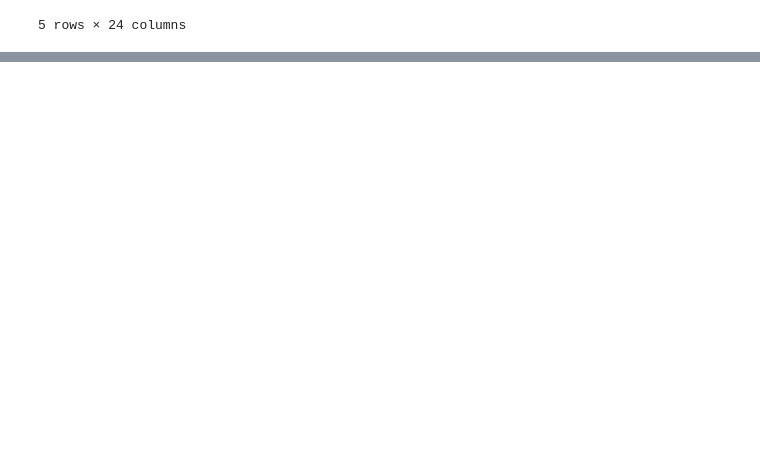
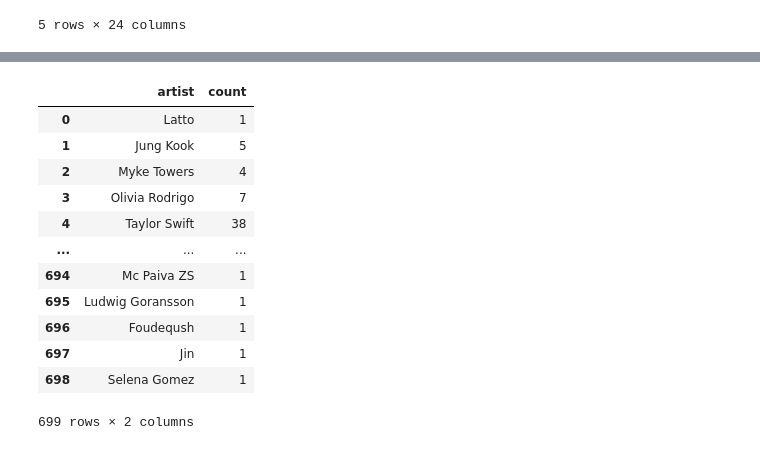
Before and after one commit to vandao288/data-visual-exploration, a Jupyter notebook: dashboard_spotify2023.ipynb, the cells around one changed output, grey strips where cells are left out. Saved outputs shown, nothing was run; the diff lists cells and outputs as text; code cells hidden in the pictures; blank space fills up the shorter version.

```diff
--- a/dashboard_spotify2023.ipynb
+++ b/dashboard_spotify2023.ipynb
@@ -37,0 +65,11 @@ df.head()
+# %%
+# check the list of artist names and their frequency in this top streamed dataset
+artists = {}
+for i in range(len(df)):
+    names = df.iloc[i]['artists_lst']
+    for name in names:
+        if name in artists:
+            artists[name] += 1
+        else:
+            artists[name] = 1
+print(artists)
@@ -37,0 +78,3 @@ df.head()
+# %%
+num_artists = len(artists.keys())
+num_artists
@@ -37,0 +104,17 @@ df.head()
+# %%
+artists_df = pd.DataFrame(list(artists.items()), index=range(num_artists), columns=['artist', 'count'])
+artists_df
+# %% [output]
+|  | artist | count |
+| 0 | Latto | 1 |
+| 1 | Jung Kook | 5 |
+| 2 | Myke Towers | 4 |
+| 3 | Olivia Rodrigo | 7 |
+| 4 | Taylor Swift | 38 |
+| ... | ... | ... |
+| 694 | Mc Paiva ZS | 1 |
+| 695 | Ludwig Goransson | 1 |
+| 696 | Foudeqush | 1 |
+| 697 | Jin | 1 |
+| 698 | Selena Gomez | 1 |
+699 rows × 2 columns
```
Also changed, not shown: parts of 20 cells of this notebook.
